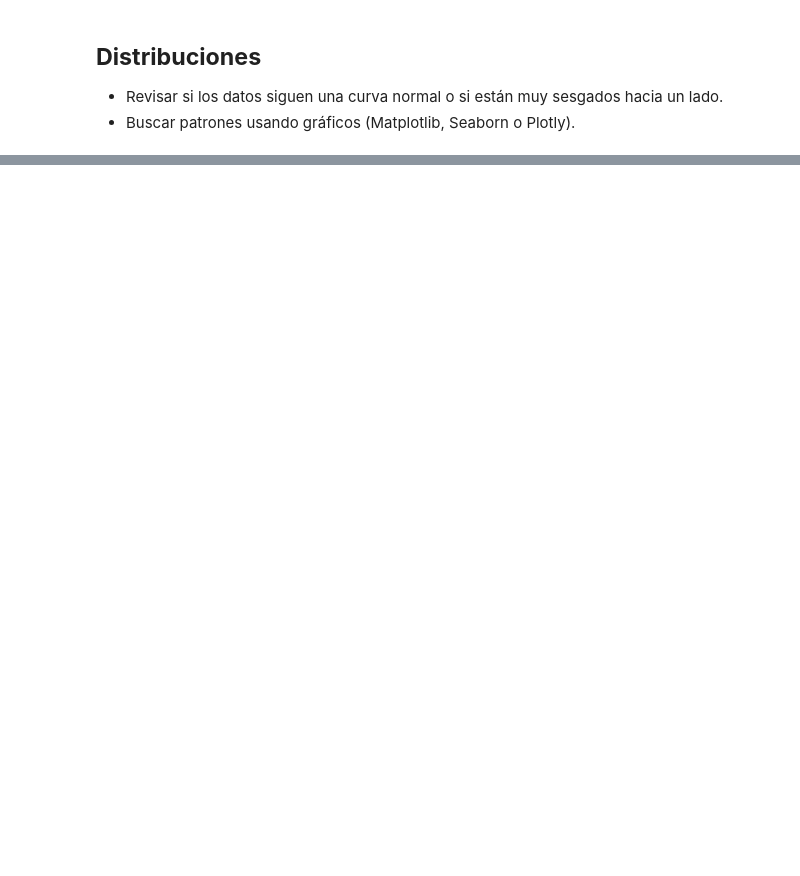
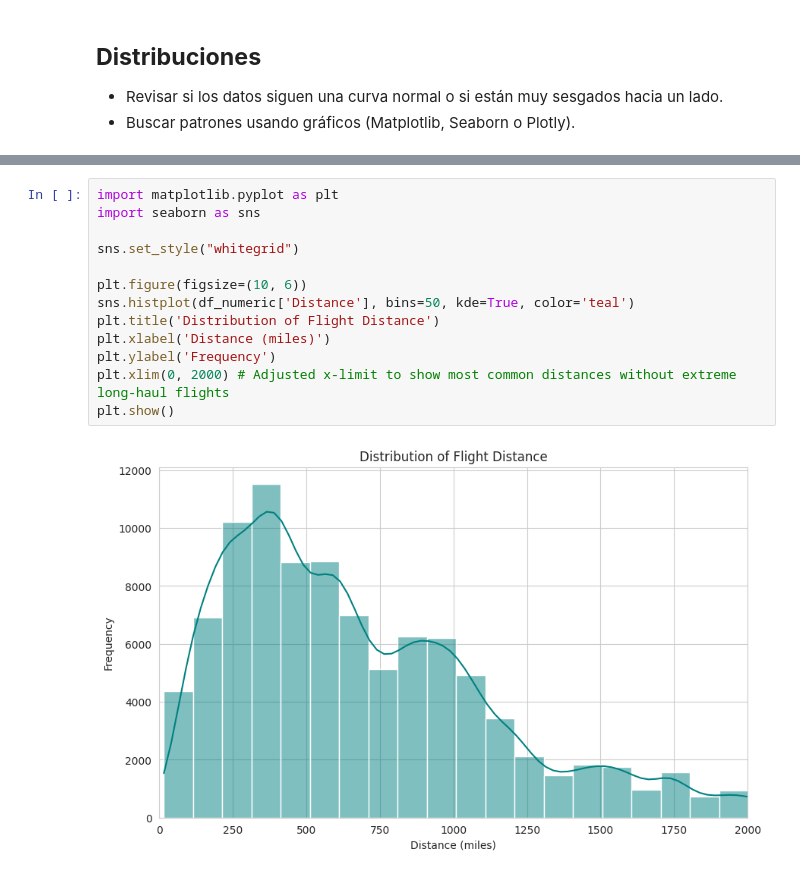
Before and after one commit to sunnyday2/flight_on_time, a Jupyter notebook: flightontime_hackaton_e32_alura_latam.ipynb, the cells around one changed output, grey strips where cells are left out. Drawn from its saved outputs; the diff is of its cells as text; blank space fills up the shorter version.

```diff
--- a/flightontime_hackaton_e32_alura_latam.ipynb
+++ b/flightontime_hackaton_e32_alura_latam.ipynb
@@ -321,0 +484,15 @@ Identificar valores atípicos (por ejemplo, un sueldo de un billón de dólares
+# %%
+import matplotlib.pyplot as plt
+import seaborn as sns
+
+sns.set_style("whitegrid")
+
+plt.figure(figsize=(10, 6))
+sns.histplot(df_numeric['Distance'], bins=50, kde=True, color='teal')
+plt.title('Distribution of Flight Distance')
+plt.xlabel('Distance (miles)')
+plt.ylabel('Frequency')
+plt.xlim(0, 2000) # Adjusted x-limit to show most common distances without extreme long-haul flights
+plt.show()
+# %% [output]
+[figure, added]
```
Also changed, not shown: parts of 17 cells of this notebook.
